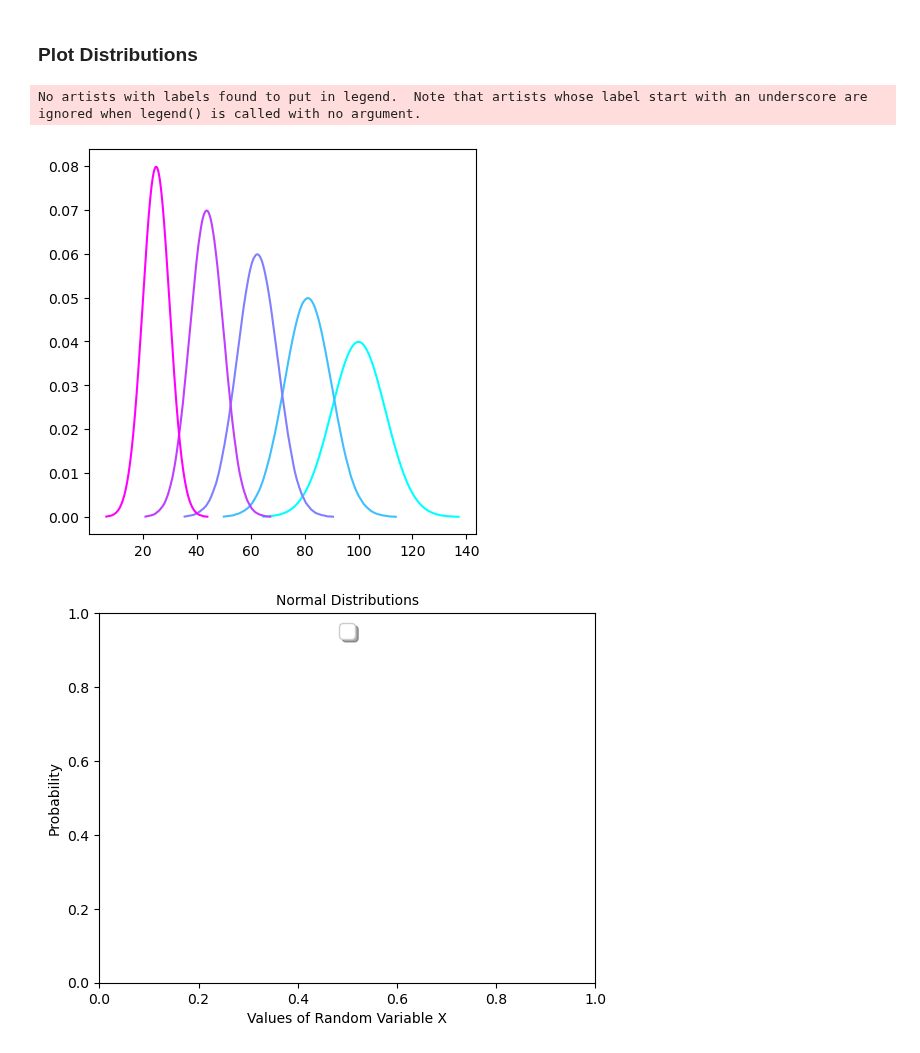
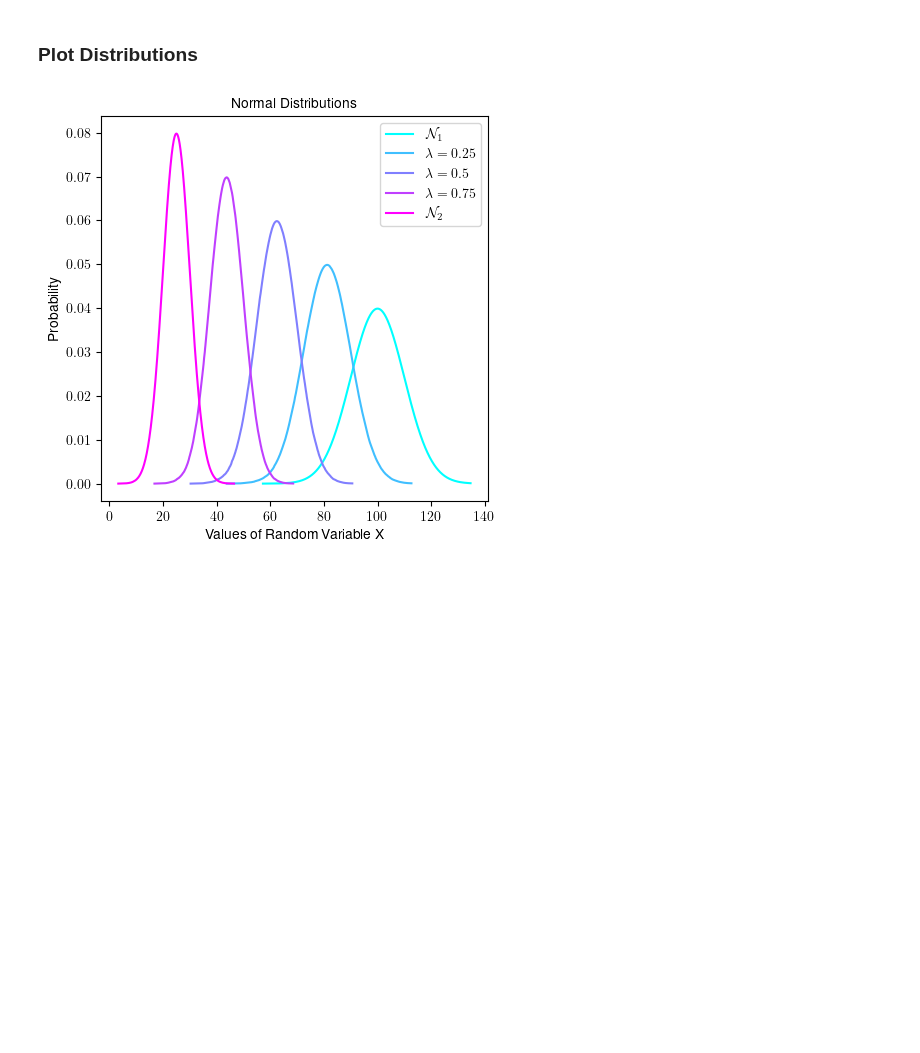
Before and after one commit to oalkaya/mfcgv-projects, a Jupyter notebook: MF2023-Exercise4/code/OptimalTransport/task1.ipynb, the cells around one changed output. Drawn from its saved outputs; the diff is of its cells as text; code cells hidden in the pictures; blank space fills up the shorter version.

Commit message:
wow latex

```diff
--- a/MF2023-Exercise4/code/OptimalTransport/task1.ipynb
+++ b/MF2023-Exercise4/code/OptimalTransport/task1.ipynb
@@ -46,30 +46,37 @@ Sampled solution:        74.88738609606861
 # %%
 plt.figure(figsize=(5,5))
 
 # Lambdas
 lambdas = [0, 0.25, 0.5, 0.75, 1.0]
 
 cmap = get_cmap('cool')
 colors = []
+
+# Allow latex
+plt.rcParams.update({
+    "text.usetex": True,
+    "font.family": "Helvetica"
+})
+
 # Generate and plot interpolated samples alongside distributions 1 and 2
 for lamb in lambdas:
     z = lamb * p_1 + (1-lamb) * p_2
     colors.append(cmap(lamb))
-    plt.plot(z[0,:], z[1,:], label=str(lamb))
+    if(lamb == 0.0):
+        plt.plot(z[0,:], z[1,:], label= "$\mathcal{N}_1$")
+    elif(lamb == 1.0):
+        plt.plot(z[0,:], z[1,:], label= "$\mathcal{N}_2$")
+    else:
+        label = "$\lambda={}$".format(lamb)
+        plt.plot(z[0,:], z[1,:], label= label)
 
 # Set colormap
 rcParams['axes.prop_cycle'] = cycler(color=colors)
 
-# Add legend
-fig, ax = plt.subplots()
-legend = ax.legend(loc='upper center', shadow=True, fontsize='x-large')
-
 plt.title('Normal Distributions', fontsize='10')
 plt.xlabel('Values of Random Variable X', fontsize='10')
 plt.ylabel('Probability', fontsize='10')
-
+plt.legend()
 plt.show()
 # %% [output]
-No artists with labels found to put in legend.  Note that artists whose label start with an underscore are ignored when legend() is called with no argument.
-[figure, old version]
+[figure, new version]
-[figure, removed]
```
Also changed, not shown: parts of 1 cell of this notebook.
